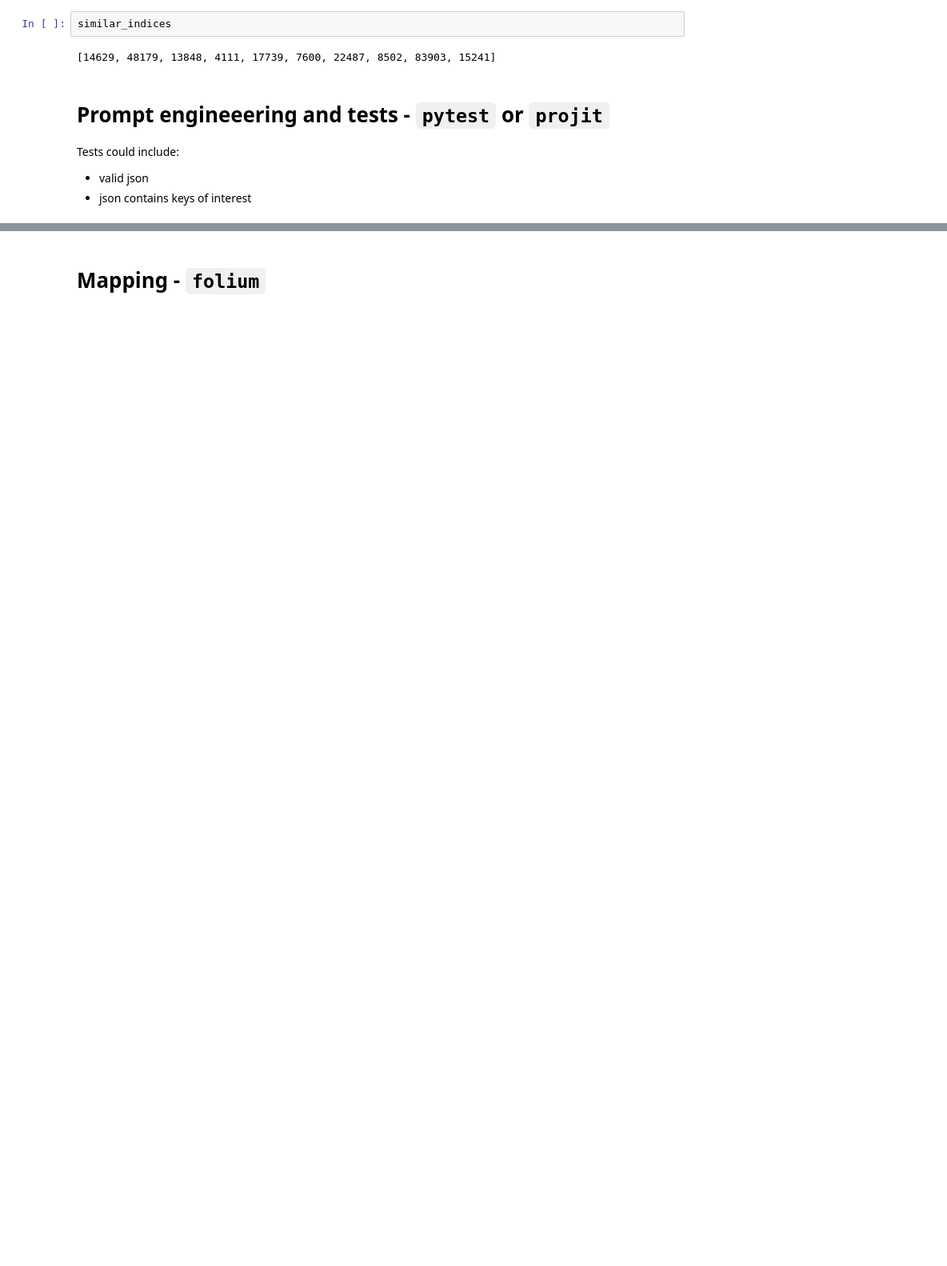
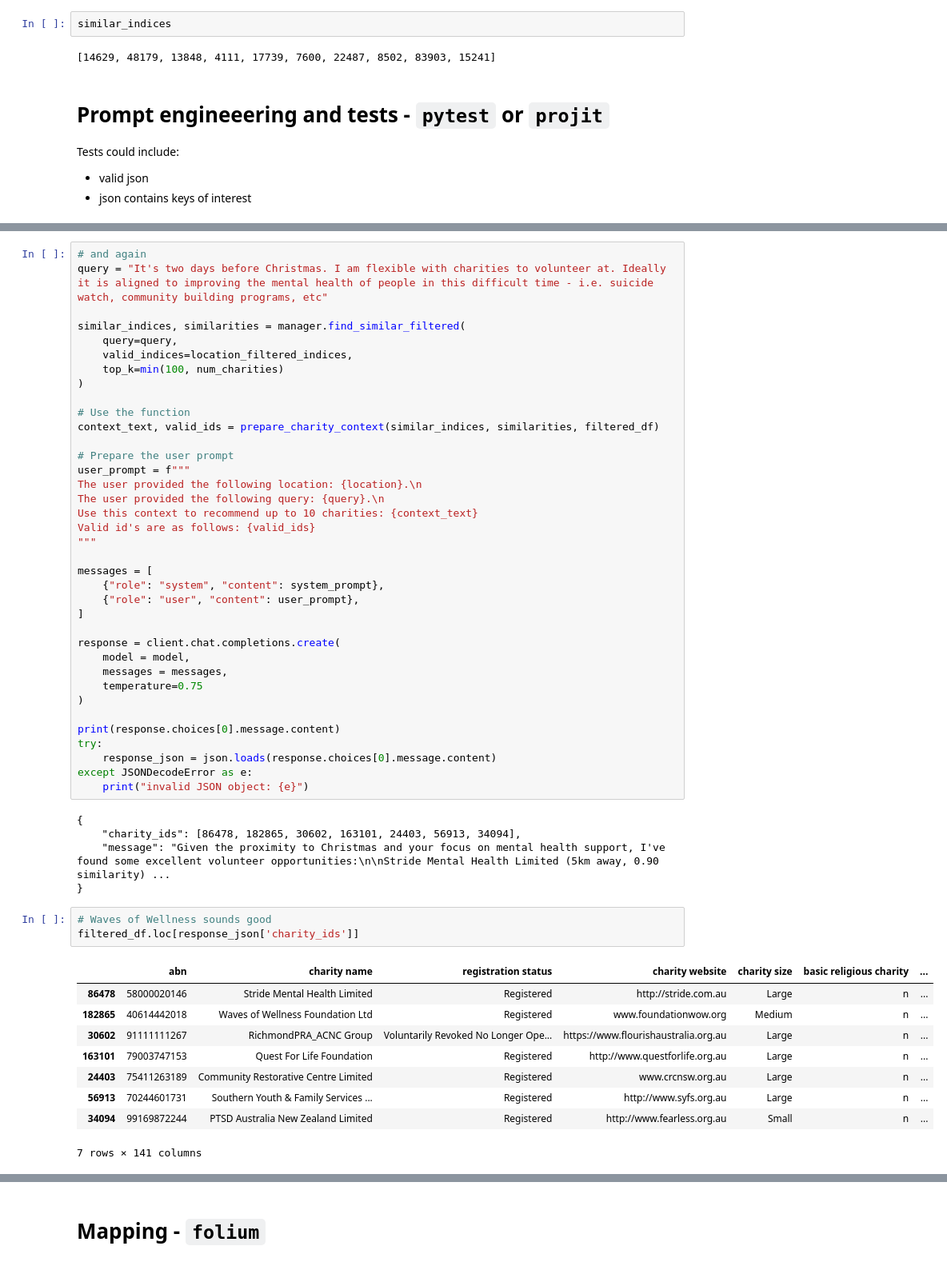
Before and after one commit to GeoffPidcock/buildmas24, a Jupyter notebook: notebooks/prototyping.ipynb, the cells around one changed output, grey strips where cells are left out. Shown: that part at 80% size. Cells and saved outputs as stored; diff of their text form; blank space fills up the shorter version.

Commit message:
modify the prompt for robustness, test a few examples

```diff
--- a/notebooks/prototyping.ipynb
+++ b/notebooks/prototyping.ipynb
@@ -710,0 +1005,55 @@ there are 305 charity programs near you
+# %%
+# and again
+query = "It's two days before Christmas. I am flexible with charities to volunteer at. Ideally it is aligned to improving the mental health of people in this difficult time - i.e. suicide watch, community building programs, etc"
+
+similar_indices, similarities = manager.find_similar_filtered(
+    query=query,
+    valid_indices=location_filtered_indices,
+    top_k=min(100, num_charities)
+)
+
+# Use the function
+context_text, valid_ids = prepare_charity_context(similar_indices, similarities, filtered_df)
+
+# Prepare the user prompt
+user_prompt = f"""
+The user provided the following location: {location}.\n
+The user provided the following query: {query}.\n
+Use this context to recommend up to 10 charities: {context_text}
+Valid id's are as follows: {valid_ids}
+"""
+
+messages = [
+    {"role": "system", "content": system_prompt},
+    {"role": "user", "content": user_prompt},
+]
+
+response = client.chat.completions.create(
+    model = model,
+    messages = messages,
+    temperature=0.75
+)
+
+print(response.choices[0].message.content)
+try:
+    response_json = json.loads(response.choices[0].message.content)
+except JSONDecodeError as e:
+    print("invalid JSON object: {e}")
+# %% [output]
+{
+    "charity_ids": [86478, 182865, 30602, 163101, 24403, 56913, 34094],
+    "message": "Given the proximity to Christmas and your focus on mental health support, I've found some excellent volunteer opportunities:\n\nStride Mental Health Limited (5km away, 0.90 similarity) ...
+}
+# %%
+# Waves of Wellness sounds good
+filtered_df.loc[response_json['charity_ids']]
+# %% [output]
+|  | abn | charity name | registration status | charity website | charity size | basic religious charity | ... |
+| 86478 | 58000020146 | Stride Mental Health Limited | Registered | http://stride.com.au | Large | n | ... |
+| 182865 | 40614442018 | Waves of Wellness Foundation Ltd | Registered | www.foundationwow.org | Medium | n | ... |
+| 30602 | 91111111267 | RichmondPRA_ACNC Group | Voluntarily Revoked No Longer Ope... | https://www.flourishaustralia.org.au | Large | n | ... |
+| 163101 | 79003747153 | Quest For Life Foundation | Registered | http://www.questforlife.org.au | Large | n | ... |
+| 24403 | 75411263189 | Community Restorative Centre Limited | Registered | www.crcnsw.org.au | Large | n | ... |
+| 56913 | 70244601731 | Southern Youth & Family Services ... | Registered | http://www.syfs.org.au | Large | n | ... |
+| 34094 | 99169872244 | PTSD Australia New Zealand Limited | Registered | http://www.fearless.org.au | Small | n | ... |
+7 rows × 141 columns
```
Also changed, not shown: parts of 18 cells of this notebook.
